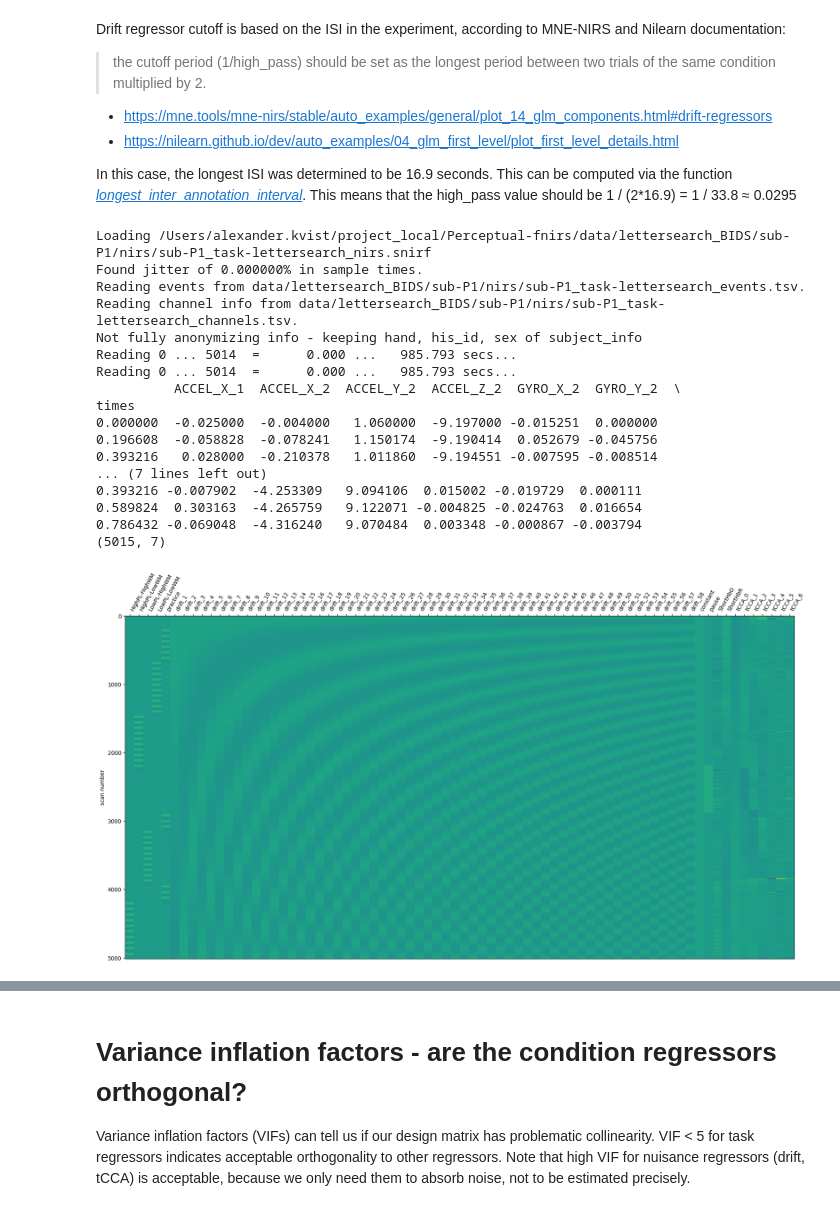
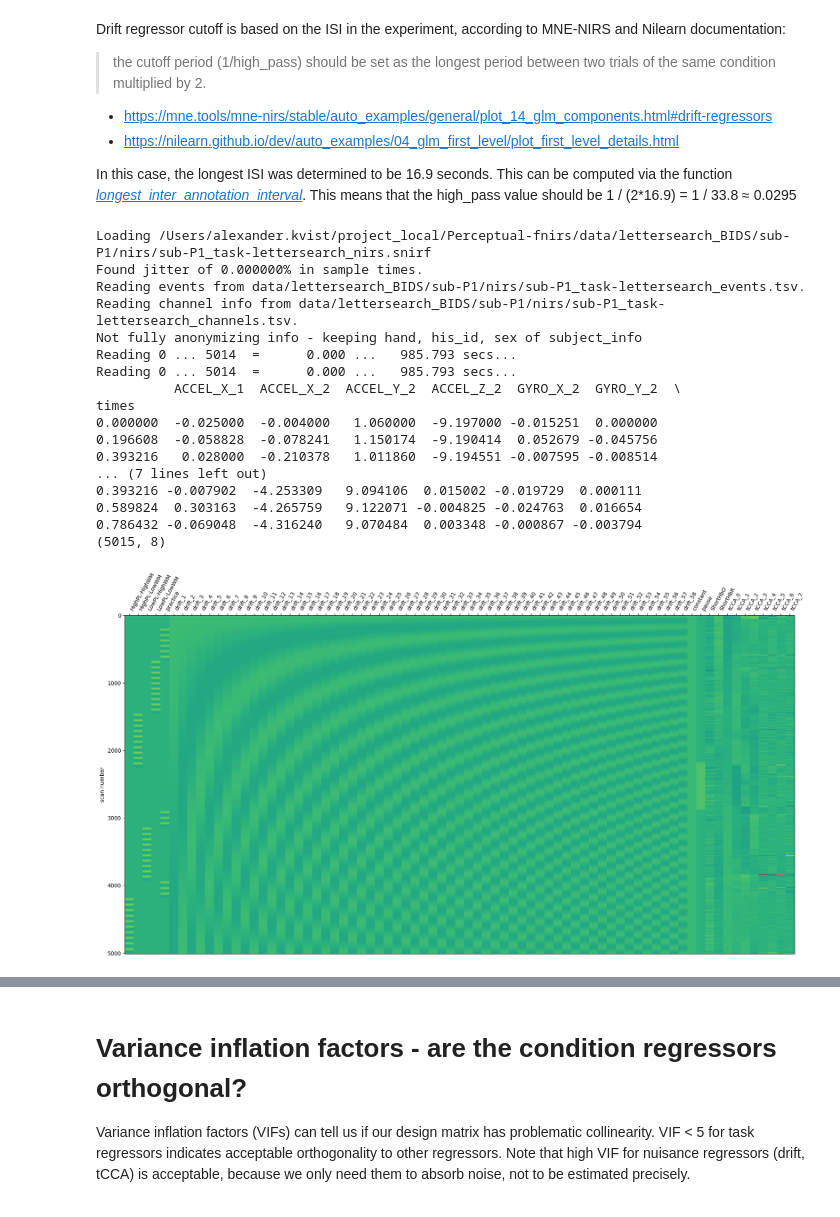
Before and after one commit to fnirs-open/Perceptual-and-Working-Memory-Load, a Jupyter notebook: 4_final_analysis_aligned.ipynb, the cells around one changed output, grey strips where cells are left out. Drawn from its saved outputs; the diff is of its cells as text; code cells hidden in the pictures.

```diff
--- a/4_final_analysis_aligned.ipynb
+++ b/4_final_analysis_aligned.ipynb
@@ -163,7 +163,7 @@ reg, tcca_info = mne_nirs.experimental_design.rtcca(
     n_emb=3,
     ct=0.3,
     pca_fnirs = False,
-    pca_aux = False,
+    pca_aux = True,
     shrink=True
 )
 
@@ -171,35 +171,35 @@ print(reg.shape)
 reg_names = [f"tCCA_{i}" for i in range(reg.shape[1])]
 for i, name in zip(range(reg.shape[1]), reg_names):
     design_matrix[name] = reg[:, i]
 
 # Plot final matrix
 ax = plot_design_matrix(design_matrix)
 
 ax.figure.savefig(
     "img/design_matrix.svg",
     bbox_inches="tight"
 )
 
 plt.show()
 # %% [output]
 Loading /Users/alexander.kvist/project_local/Perceptual-fnirs/data/lettersearch_BIDS/sub-P1/nirs/sub-P1_task-lettersearch_nirs.snirf
 Found jitter of 0.000000% in sample times.
 Reading events from data/lettersearch_BIDS/sub-P1/nirs/sub-P1_task-lettersearch_events.tsv.
 Reading channel info from data/lettersearch_BIDS/sub-P1/nirs/sub-P1_task-lettersearch_channels.tsv.
 Not fully anonymizing info - keeping hand, his_id, sex of subject_info
 Reading 0 ... 5014  =      0.000 ...   985.793 secs...
 Reading 0 ... 5014  =      0.000 ...   985.793 secs...
           ACCEL_X_1  ACCEL_X_2  ACCEL_Y_2  ACCEL_Z_2  GYRO_X_2  GYRO_Y_2  \
 times
 0.000000  -0.025000  -0.004000   1.060000  -9.197000 -0.015251  0.000000
 0.196608  -0.058828  -0.078241   1.150174  -9.190414  0.052679 -0.045756
 0.393216   0.028000  -0.210378   1.011860  -9.194551 -0.007595 -0.008514
 ... (7 lines left out)
 0.393216 -0.007902  -4.253309   9.094106  0.015002 -0.019729  0.000111
 0.589824  0.303163  -4.265759   9.122071 -0.004825 -0.024763  0.016654
 0.786432 -0.069048  -4.316240   9.070484  0.003348 -0.000867 -0.003794
-(5015, 7)
+(5015, 8)
-[figure, old version]
+[figure, new version]
 # %%
 # Go through data for each subject
 cha_frames = []
```
Also changed, not shown: 6 other files.
